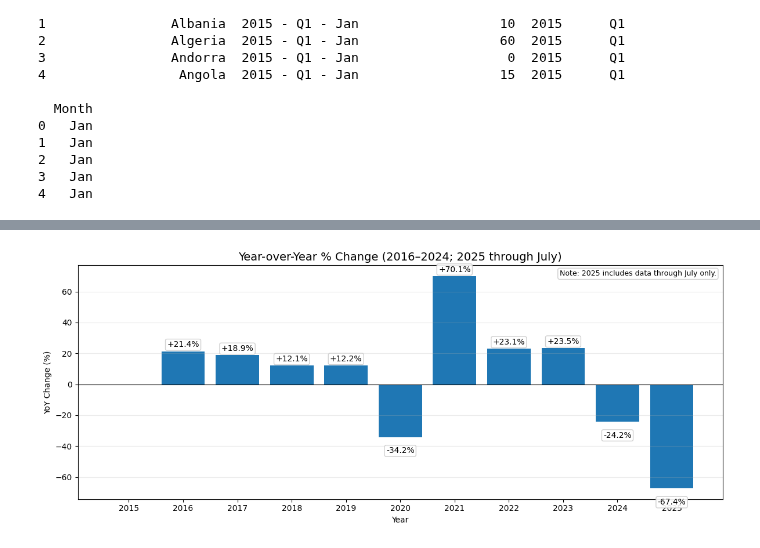
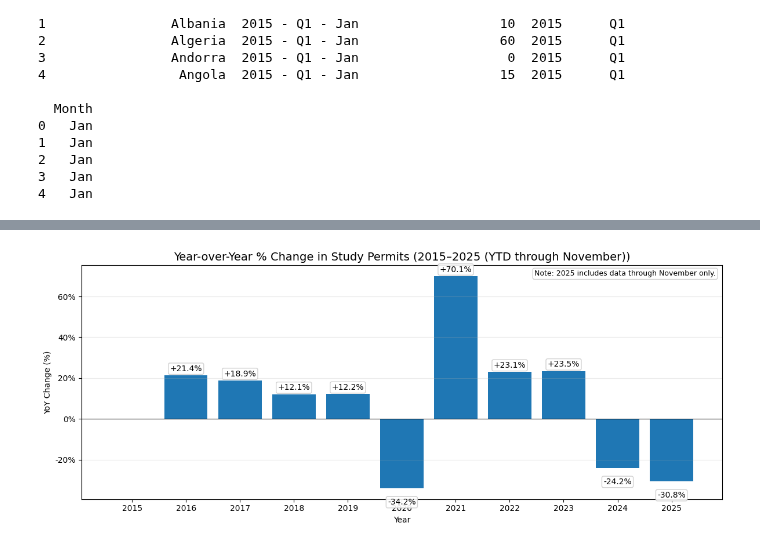
Before and after one commit to KhaledAltahrawi/study-permits-analysis, a Jupyter notebook: Canada_Study_Permits_Analysis.ipynb, the cells around one changed output, grey strips where cells are left out. Saved outputs shown, nothing was run; the diff lists cells and outputs as text; code cells hidden in the pictures.

Commit message:
Enhance study permit analysis with validated YTD logic and improved visual outputs

```diff
--- a/Canada_Study_Permits_Analysis.ipynb
+++ b/Canada_Study_Permits_Analysis.ipynb
@@ -411,51 +597,81 @@ plt.show()
 # %%
-# === YoY % Change — Full Years 2015–2024; 2025 through July ===
+# === Year-over-Year % Change (update-proof) ===
+
+import matplotlib.pyplot as plt
+import numpy as np
+from matplotlib.ticker import FuncFormatter
+import os
 
 os.makedirs("images", exist_ok=True)
 
-df2 = df_long.copy()
-df2["MonthNum"] = df2["Month"].map(MONTH_MAP).astype(int)   # <-- use MONTH_MAP
+df_yoy = df_long.copy()
+df_yoy["MonthNum"] = df_yoy["Month"].map(MONTH_MAP).astype(int)
 
-latest_year = int(df2["Year"].max())
-latest_month = int(df2.loc[df2["Year"]==latest_year,"MonthNum"].max())
-latest_month_name = calendar.month_name[latest_month]
+# Use full years + YTD for latest year if partial
+if is_partial_year:
+    df_yoy = df_yoy[
+        (df_yoy["Year"] < latest_year) |
+        ((df_yoy["Year"] == latest_year) & (df_yoy["MonthNum"] <= latest_month))
+    ]
 
-# Use all months for prior years; Jan–July for latest year
-df_full_prior = df2[df2["Year"] < latest_year]
-df_latest_ytd = df2[(df2["Year"] == latest_year) & (df2["MonthNum"] <= latest_month)]
-df_final = pd.concat([df_full_prior, df_latest_ytd], ignore_index=True)
+yearly_totals = (
+    df_yoy.groupby("Year", as_index=False)["Number of Students"]
+          .sum()
+          .sort_values("Year")
+)
 
-totals = (df_final.groupby("Year", as_index=False)["Number of Students"].sum()
-          .sort_values("Year"))
-totals["YoY_%"] = totals["Number of Students"].pct_change() * 100
+yearly_totals["YoY_%"] = yearly_totals["Number of Students"].pct_change() * 100
 
-years_full = list(range(2015, latest_year + 1))
-totals = totals.set_index("Year").reindex(years_full).reset_index()
-years, yoy_vals = totals["Year"].tolist(), totals["YoY_%"].tolist()
+years = yearly_totals["Year"].tolist()
+yoy_vals = yearly_totals["YoY_%"].tolist()
 
-fig, ax = plt.subplots(figsize=(12,5))
-bars = ax.bar(years, [0 if np.isnan(v) else v for v in yoy_vals])
+fig, ax = plt.subplots(figsize=(12, 5))
+bars = ax.bar(
+    years,
+    [0 if np.isnan(v) else v for v in yoy_vals]
+)
 
-ax.set_title(f"Year-over-Year % Change (2016–2024; {latest_year} through {latest_month_name})", fontsize=14)
-ax.set_xlabel("Year"); ax.set_ylabel("YoY Change (%)")
+ax.set_title(
+    f"Year-over-Year % Change in Study Permits ({analysis_period_label})",
+    fontsize=14
+)
+ax.set_xlabel("Year")
+ax.set_ylabel("YoY Change (%)")
 ax.axhline(0, color="black", linewidth=0.8)
 ax.grid(axis="y", alpha=0.25)
-ax.set_xticks(years_full)
+ax.set_xticks(years)
+ax.yaxis.set_major_formatter(FuncFormatter(lambda v, p: f"{v:.0f}%"))
 
-for b, v in zip(bars, yoy_vals):
-    if np.isnan(v): continue
-    label = f"{v:+.1f}%"
-    ax.annotate(label, xy=(b.get_x()+b.get_width()/2, b.get_height()),
-                xytext=(0, 3 if v>=0 else -12), textcoords="offset points",
-                ha="center", va="bottom" if v>=0 else "top", fontsize=10,
-                bbox=dict(boxstyle="round,pad=0.2", fc="white", ec="0.8", alpha=0.9))
+# Labels
+for bar, val in zip(bars, yoy_vals):
+    if np.isnan(val):
+        continue
+    ax.annotate(
+        f"{val:+.1f}%",
+        xy=(bar.get_x() + bar.get_width() / 2, bar.get_height()),
+        xytext=(0, 3 if val >= 0 else -12),
+        textcoords="offset points",
+        ha="center",
+        va="bottom" if val >= 0 else "top",
+        fontsize=10,
+        bbox=dict(boxstyle="round,pad=0.2", fc="white", ec="0.8", alpha=0.9),
+    )
 
-ax.text(0.99, 0.98, f"Note: {latest_year} includes data through {latest_month_name} only.",
-        transform=ax.transAxes, ha="right", va="top", fontsize=9,
-        bbox=dict(boxstyle="round,pad=0.25", fc="white", ec="0.8", alpha=0.9))
+# Partial-year note
+if is_partial_year:
+    ax.text(
+        0.99,
+        0.98,
+        f"Note: {latest_year} includes data through {latest_month_name} only.",
+        transform=ax.transAxes,
+        ha="right",
+        va="top",
+        fontsize=9,
+        bbox=dict(boxstyle="round,pad=0.25", fc="white", ec="0.8", alpha=0.9),
+    )
 
 plt.tight_layout()
 plt.savefig("images/ytd_yoy_change.png", dpi=300)
 plt.show()
 # %% [output]
-[figure, old version]
+[figure, new version]
```
Also changed, not shown: parts of 9 cells of this notebook, 7 other files.
